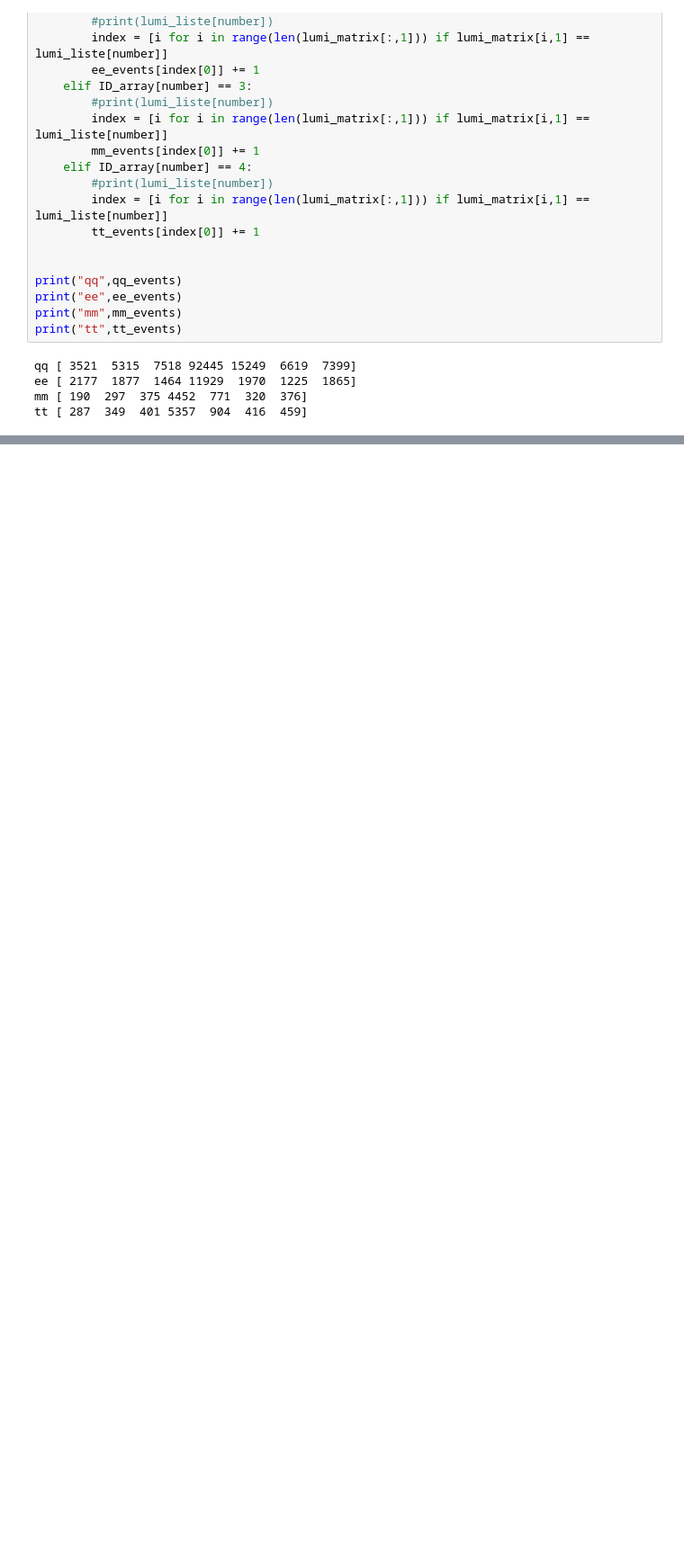
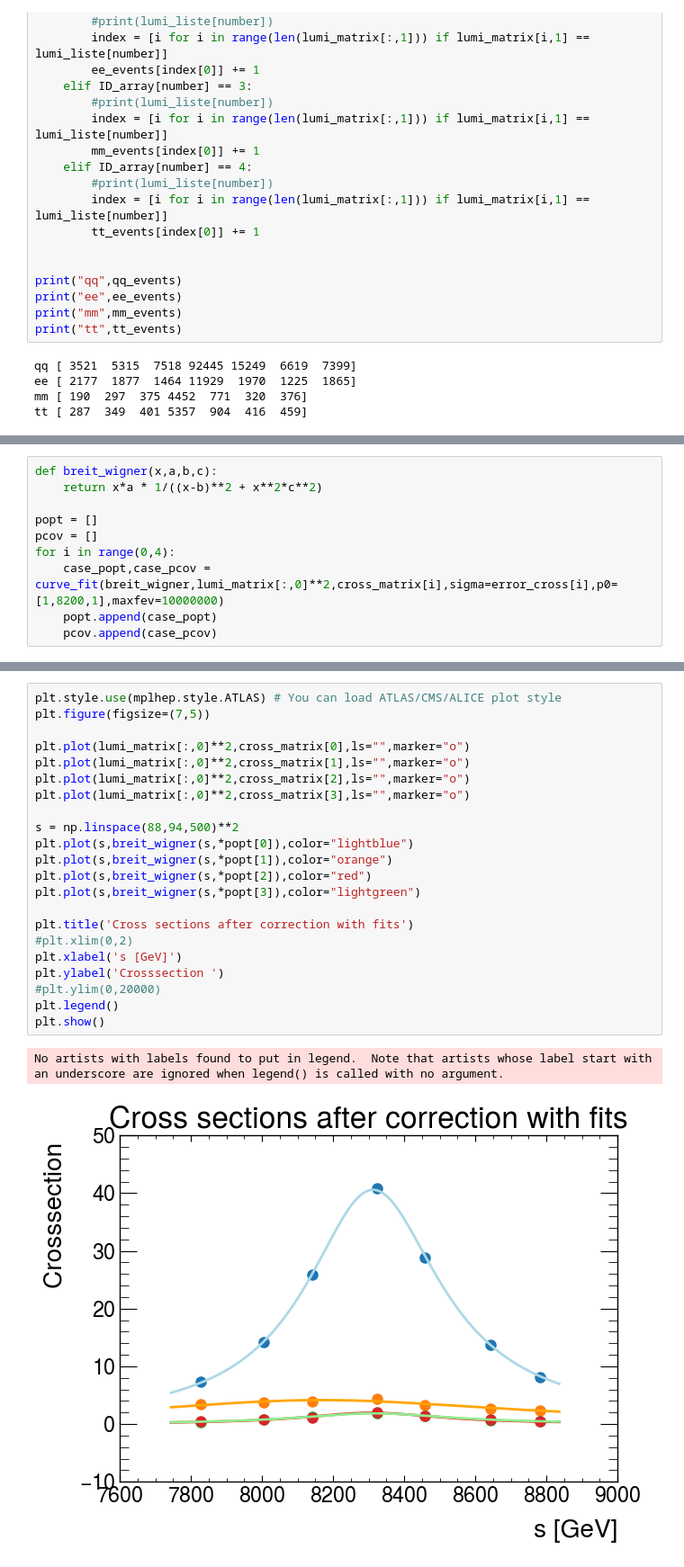
Before and after one commit to leon-goepfert/FP2, a Jupyter notebook: DataAna2_Ex3.ipynb, the cells around one changed output, grey strips where cells are left out. Shown at 90% size. Saved outputs shown, nothing was run; the diff lists cells and outputs as text; blank space fills up the shorter version.

```diff
--- a/DataAna2_Ex3.ipynb
+++ b/DataAna2_Ex3.ipynb
@@ -325,0 +432,10 @@ plt.plot(lumi_matrix[:,0],tot_cross,ls="",marker="o")
+# %%
+def breit_wigner(x,a,b,c):
+    return x*a * 1/((x-b)**2 + x**2*c**2)
+
+popt = []
+pcov = []
+for i in range(0,4):
+    case_popt,case_pcov = curve_fit(breit_wigner,lumi_matrix[:,0]**2,cross_matrix[i],sigma=error_cross[i],p0=[1,8200,1],maxfev=10000000)
+    popt.append(case_popt)
+    pcov.append(case_pcov)
@@ -325,0 +476,25 @@ plt.plot(lumi_matrix[:,0],tot_cross,ls="",marker="o")
+# %%
+plt.style.use(mplhep.style.ATLAS) # You can load ATLAS/CMS/ALICE plot style
+plt.figure(figsize=(7,5))
+
+plt.plot(lumi_matrix[:,0]**2,cross_matrix[0],ls="",marker="o")
+plt.plot(lumi_matrix[:,0]**2,cross_matrix[1],ls="",marker="o")
+plt.plot(lumi_matrix[:,0]**2,cross_matrix[2],ls="",marker="o")
+plt.plot(lumi_matrix[:,0]**2,cross_matrix[3],ls="",marker="o")
+
+s = np.linspace(88,94,500)**2
+plt.plot(s,breit_wigner(s,*popt[0]),color="lightblue")
+plt.plot(s,breit_wigner(s,*popt[1]),color="orange")
+plt.plot(s,breit_wigner(s,*popt[2]),color="red")
+plt.plot(s,breit_wigner(s,*popt[3]),color="lightgreen")
+
+plt.title('Cross sections after correction with fits')
+#plt.xlim(0,2)
+plt.xlabel('s [GeV]')
+plt.ylabel('Crosssection ')
+#plt.ylim(0,20000)
+plt.legend()
+plt.show()
+# %% [output]
+No artists with labels found to put in legend.  Note that artists whose label start with an underscore are ignored when legend() is called with no argument.
+[figure, added]
```
Also changed, not shown: parts of 29 cells of this notebook.
